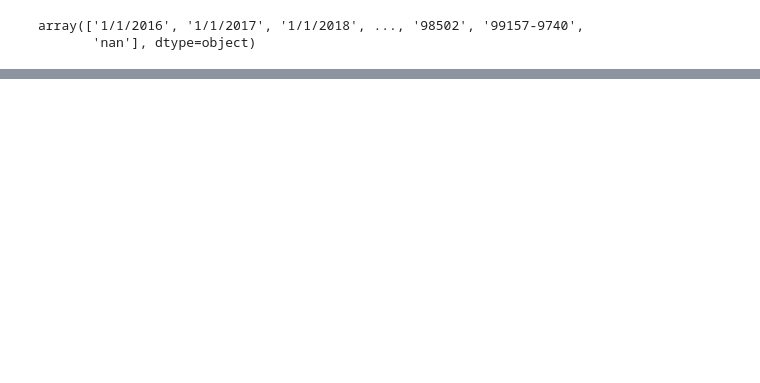
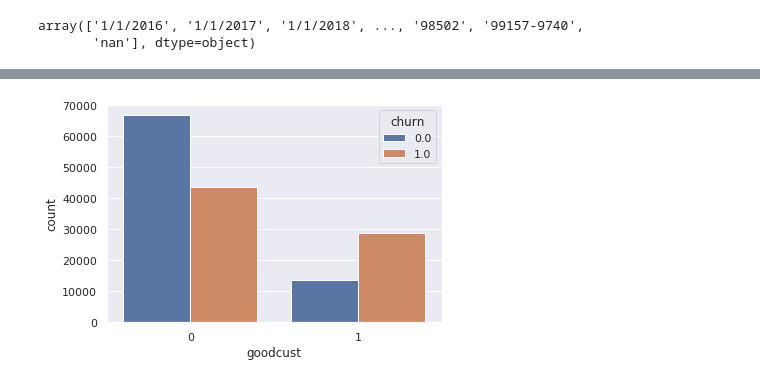
Before and after one commit to dc-larson/Insight_Data_Project, a Jupyter notebook: transaction_history.ipynb, the cells around one changed output, grey strips where cells are left out. Cells and saved outputs as stored; diff of their text form; code cells hidden in the pictures; blank space fills up the shorter version.

Commit message:
Performed EDA and modeling of transaction data

```diff
--- a/transaction_history.ipynb
+++ b/transaction_history.ipynb
@@ -321,0 +498,4 @@ SyntaxError: invalid syntax (<ipython-input-141-07f0d06471fc>, line 2)
+# %%
+ax = sns.countplot(x="goodcust", hue="churn", data=df)
+# %% [output]
+[figure, added]
```
Also changed, not shown: parts of 40 cells of this notebook.
